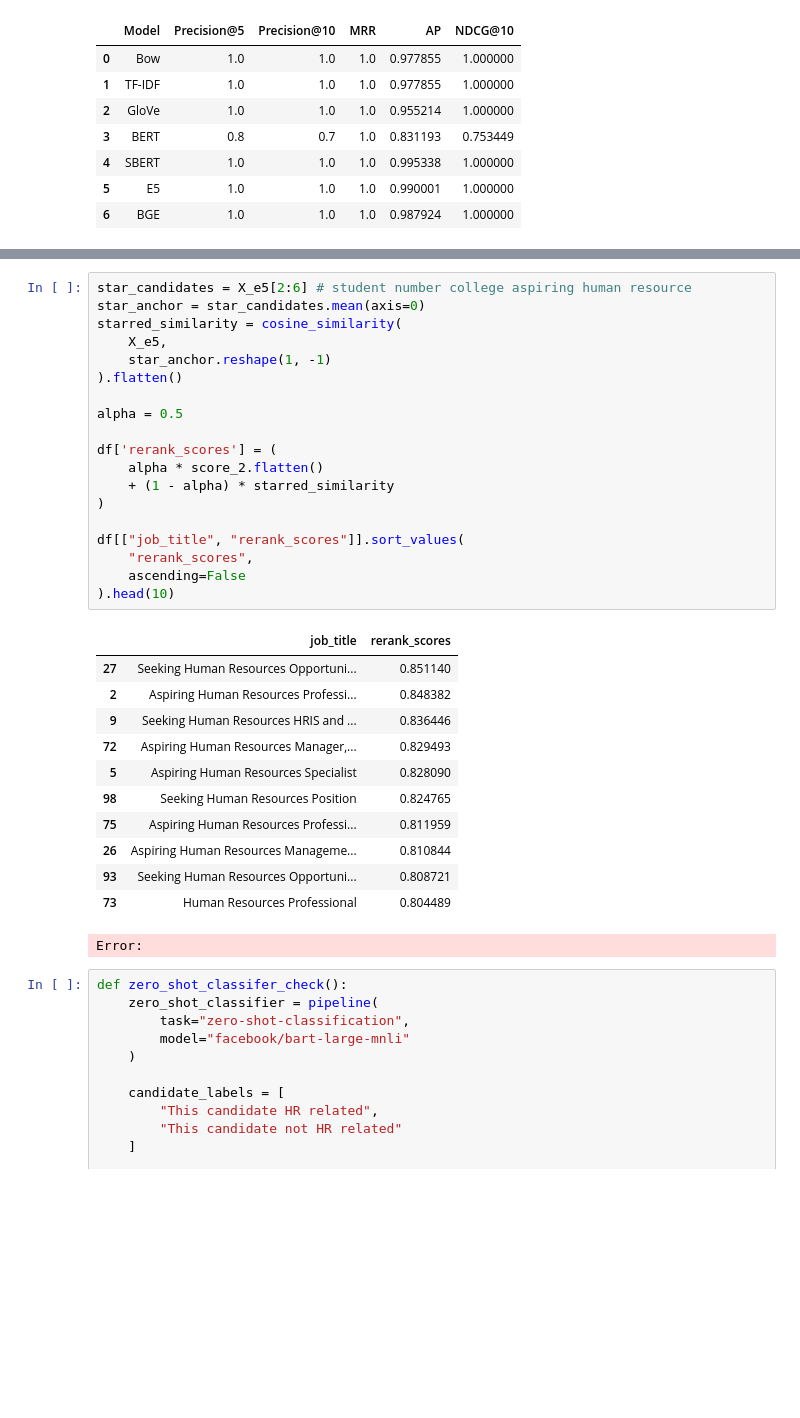
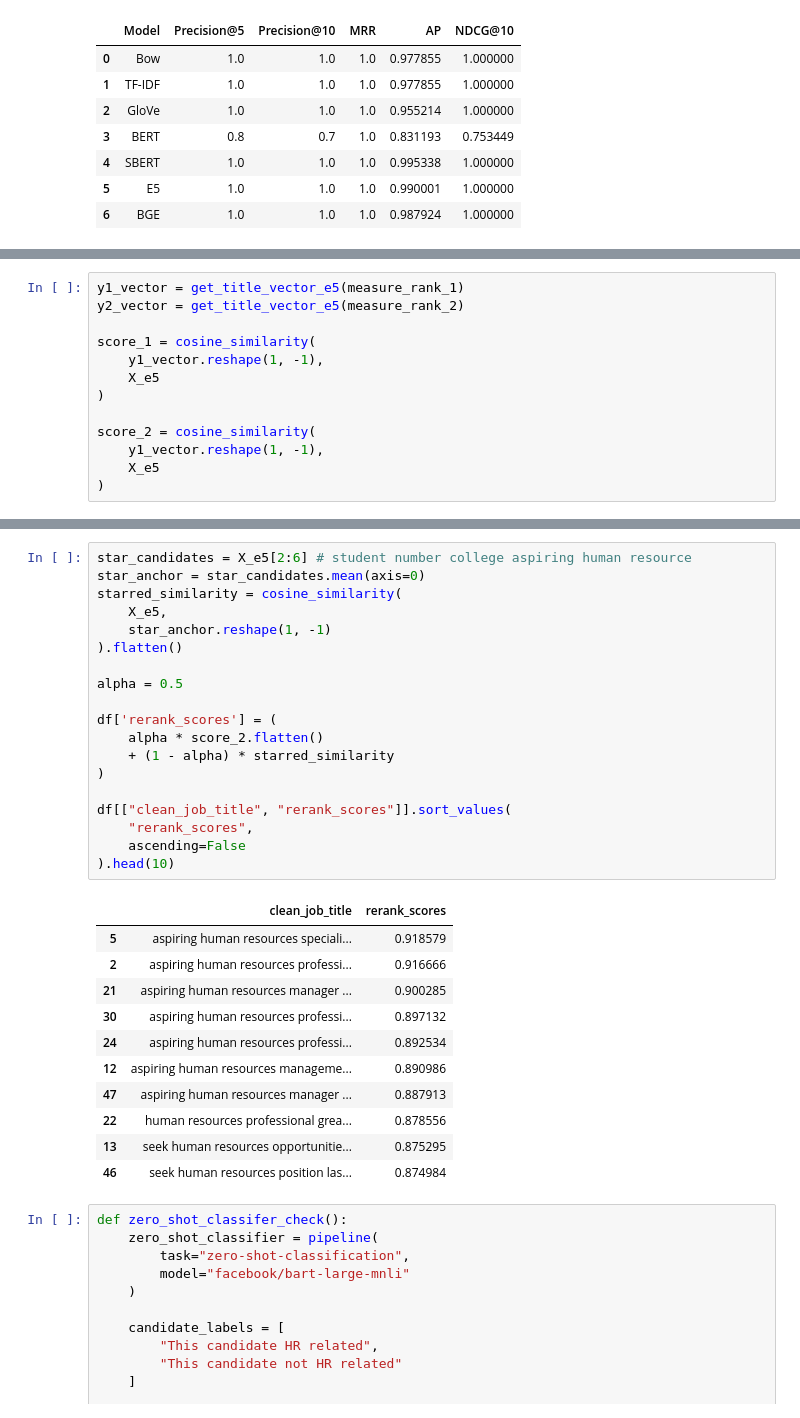
Before and after one commit to safwt-data/QwnYr0x6YtL8f4mY, a Jupyter notebook: notebooks/notebook_1.ipynb, the cells around one changed output, grey strips where cells are left out. Cells and saved outputs as stored; diff of their text form; blank space fills up the shorter version.

```diff
--- a/notebooks/notebook_1.ipynb
+++ b/notebooks/notebook_1.ipynb
@@ -133 +180,14 @@ results
+# %%
+y1_vector = get_title_vector_e5(measure_rank_1)
+y2_vector = get_title_vector_e5(measure_rank_2)
+
+score_1 = cosine_similarity(
+    y1_vector.reshape(1, -1),
+    X_e5
+)
+
+score_2 = cosine_similarity(
+    y1_vector.reshape(1, -1),
+    X_e5
+)
 # %%
@@ -156,35 +224,34 @@ NameError: name 'X_e5' is not defined
 # %%
 star_candidates = X_e5[2:6] # student number college aspiring human resource
 star_anchor = star_candidates.mean(axis=0)
 starred_similarity = cosine_similarity(
     X_e5,
     star_anchor.reshape(1, -1)
 ).flatten()
 
 alpha = 0.5
 
 df['rerank_scores'] = (
     alpha * score_2.flatten()
     + (1 - alpha) * starred_similarity
 )
 
-df[["job_title", "rerank_scores"]].sort_values(
+df[["clean_job_title", "rerank_scores"]].sort_values(
     "rerank_scores",
     ascending=False
 ).head(10)
 # %% [output]
-|  | job_title | rerank_scores |
-| 27 | Seeking Human Resources Opportuni... | 0.851140 |
-| 2 | Aspiring Human Resources Professi... | 0.848382 |
-| 9 | Seeking Human Resources HRIS and ... | 0.836446 |
-| 72 | Aspiring Human Resources Manager,... | 0.829493 |
-| 5 | Aspiring Human Resources Specialist | 0.828090 |
-| 98 | Seeking Human Resources Position | 0.824765 |
-| 75 | Aspiring Human Resources Professi... | 0.811959 |
-| 26 | Aspiring Human Resources Manageme... | 0.810844 |
-| 93 | Seeking Human Resources Opportuni... | 0.808721 |
-| 73 | Human Resources Professional | 0.804489 |
+|  | clean_job_title | rerank_scores |
+| 5 | aspiring human resources speciali... | 0.918579 |
+| 2 | aspiring human resources professi... | 0.916666 |
+| 21 | aspiring human resources manager ... | 0.900285 |
+| 30 | aspiring human resources professi... | 0.897132 |
+| 24 | aspiring human resources professi... | 0.892534 |
+| 12 | aspiring human resources manageme... | 0.890986 |
+| 47 | aspiring human resources manager ... | 0.887913 |
+| 22 | human resources professional grea... | 0.878556 |
+| 13 | seek human resources opportunitie... | 0.875295 |
+| 46 | seek human resources position las... | 0.874984 |
-Error:
 # %%
 def zero_shot_classifer_check():
     zero_shot_classifier = pipeline(
```
Also changed, not shown: parts of 3 cells of this notebook.
